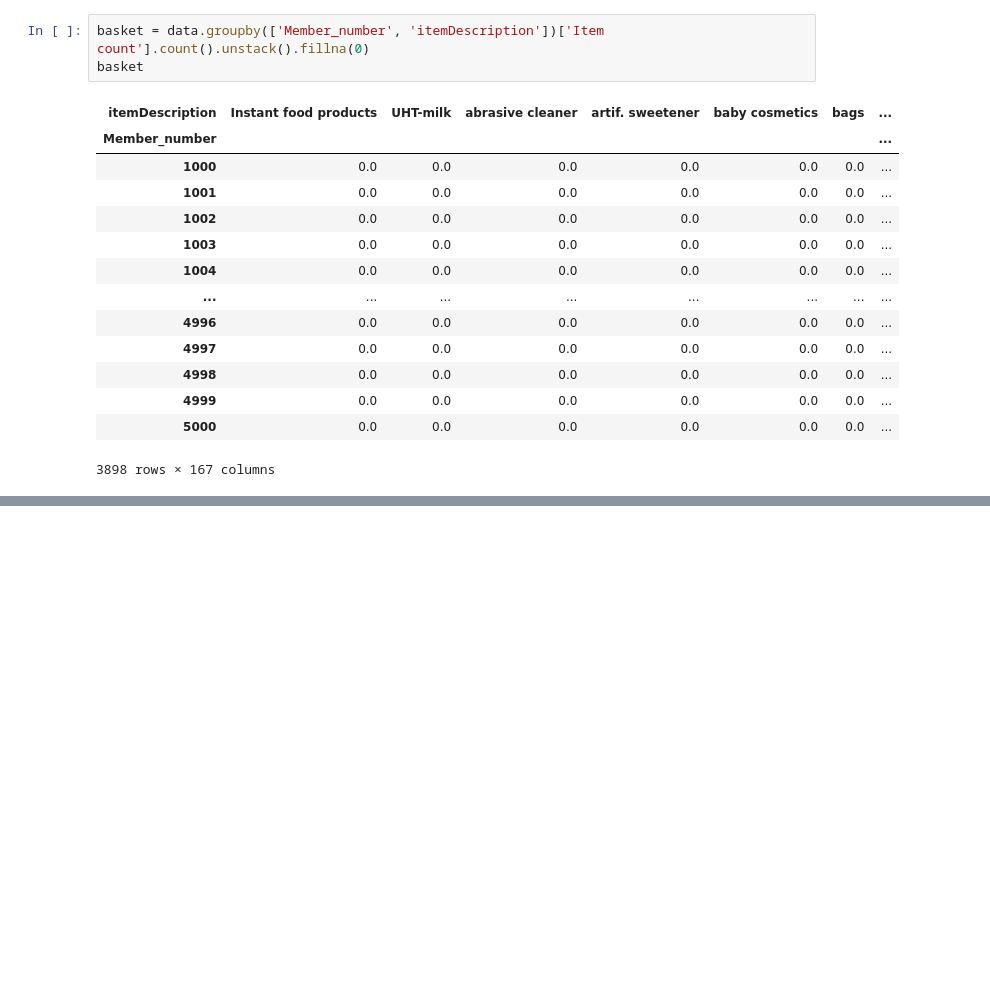
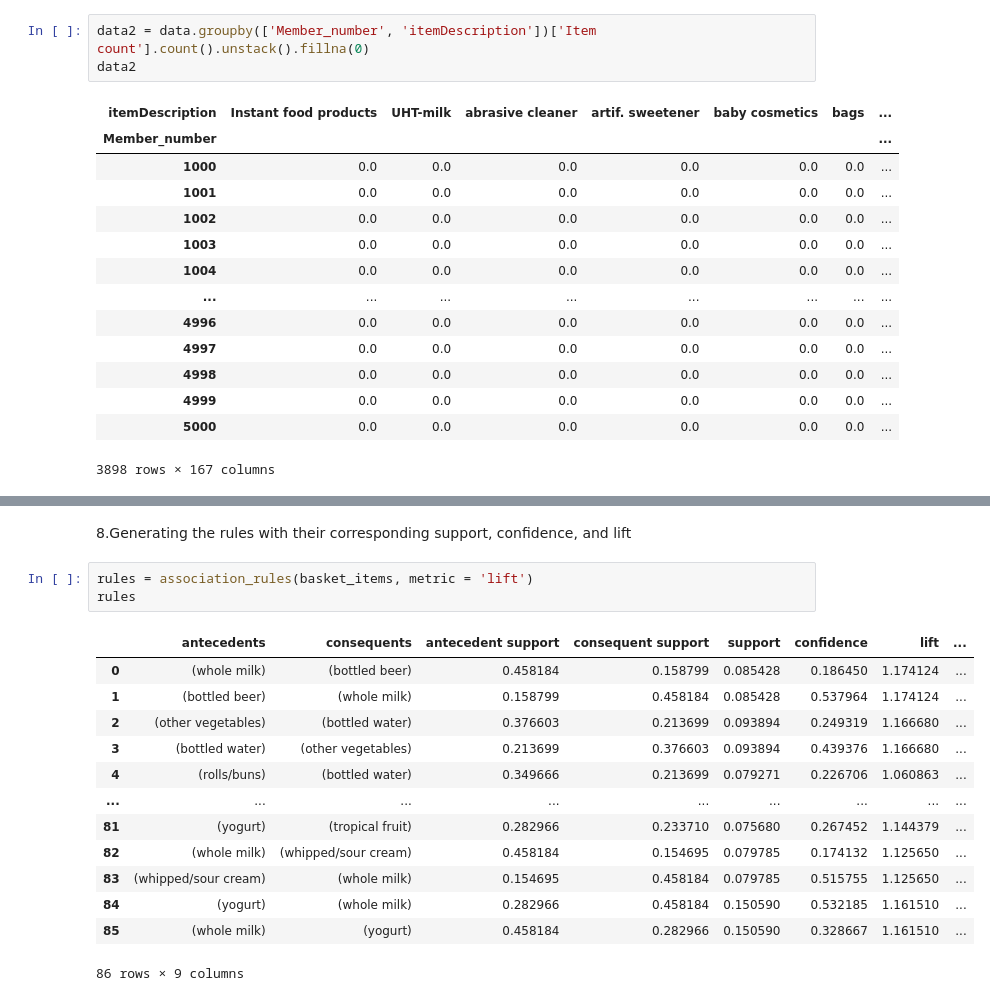
Before and after one commit to Shivam-Shane/Learnerhub, a Jupyter notebook: IPYTHON/Assignment 5.question 4.ipynb, the cells around one changed output, grey strips where cells are left out. Drawn from its saved outputs; the diff is of its cells as text; blank space fills up the shorter version.

```diff
--- a/IPYTHON/Assignment 5.question 4.ipynb
+++ b/IPYTHON/Assignment 5.question 4.ipynb
@@ -117,8 +117,8 @@ data
 # %% [markdown]
 6.Create a new data frame where all data is grouped by member id and items they bought and set their value as item count.
 # %%
-basket = data.groupby(['Member_number', 'itemDescription'])['Item count'].count().unstack().fillna(0)
-basket
+data2 = data.groupby(['Member_number', 'itemDescription'])['Item count'].count().unstack().fillna(0)
+data2
 # %% [output]
 | itemDescription | Instant food products | UHT-milk | abrasive cleaner | artif. sweetener | baby cosmetics | bags | ... |
 | Member_number |  |  |  |  |  |  | ... |
@@ -136,0 +167,19 @@ basket
+# %% [markdown]
+8.Generating the rules with their corresponding support, confidence, and lift
+# %%
+rules = association_rules(basket_items, metric = 'lift')
+rules
+# %% [output]
+|  | antecedents | consequents | antecedent support | consequent support | support | confidence | lift | ... |
+| 0 | (whole milk) | (bottled beer) | 0.458184 | 0.158799 | 0.085428 | 0.186450 | 1.174124 | ... |
+| 1 | (bottled beer) | (whole milk) | 0.158799 | 0.458184 | 0.085428 | 0.537964 | 1.174124 | ... |
+| 2 | (other vegetables) | (bottled water) | 0.376603 | 0.213699 | 0.093894 | 0.249319 | 1.166680 | ... |
+| 3 | (bottled water) | (other vegetables) | 0.213699 | 0.376603 | 0.093894 | 0.439376 | 1.166680 | ... |
+| 4 | (rolls/buns) | (bottled water) | 0.349666 | 0.213699 | 0.079271 | 0.226706 | 1.060863 | ... |
+| ... | ... | ... | ... | ... | ... | ... | ... | ... |
+| 81 | (yogurt) | (tropical fruit) | 0.282966 | 0.233710 | 0.075680 | 0.267452 | 1.144379 | ... |
+| 82 | (whole milk) | (whipped/sour cream) | 0.458184 | 0.154695 | 0.079785 | 0.174132 | 1.125650 | ... |
+| 83 | (whipped/sour cream) | (whole milk) | 0.154695 | 0.458184 | 0.079785 | 0.515755 | 1.125650 | ... |
+| 84 | (yogurt) | (whole milk) | 0.282966 | 0.458184 | 0.150590 | 0.532185 | 1.161510 | ... |
+| 85 | (whole milk) | (yogurt) | 0.458184 | 0.282966 | 0.150590 | 0.328667 | 1.161510 | ... |
+86 rows × 9 columns
```
Also changed, not shown: parts of 8 cells of this notebook.
